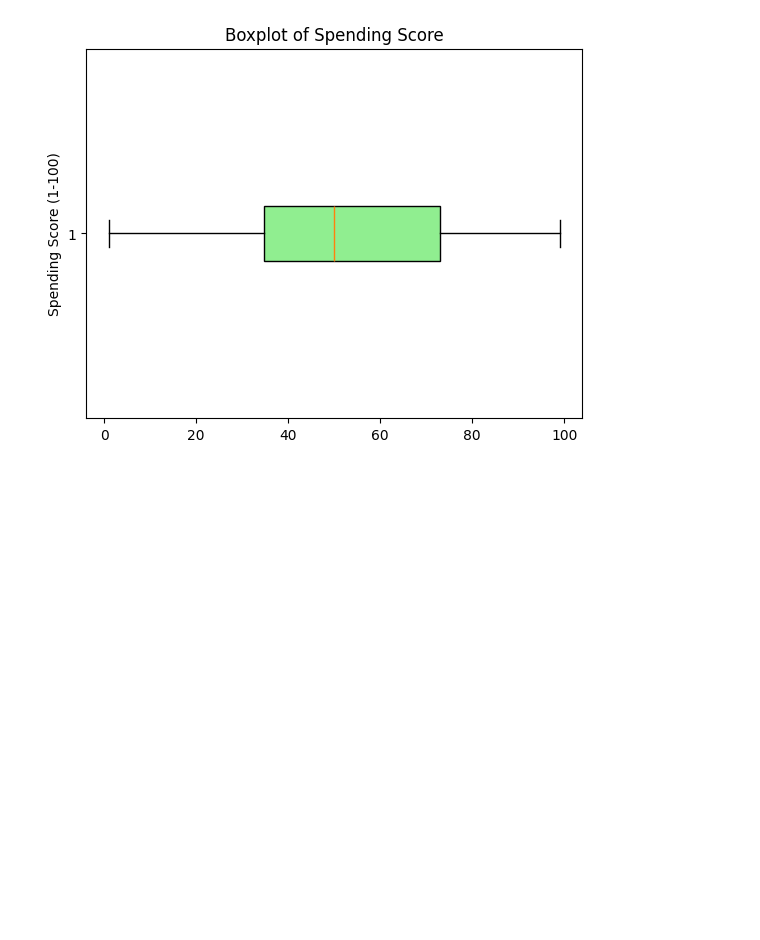
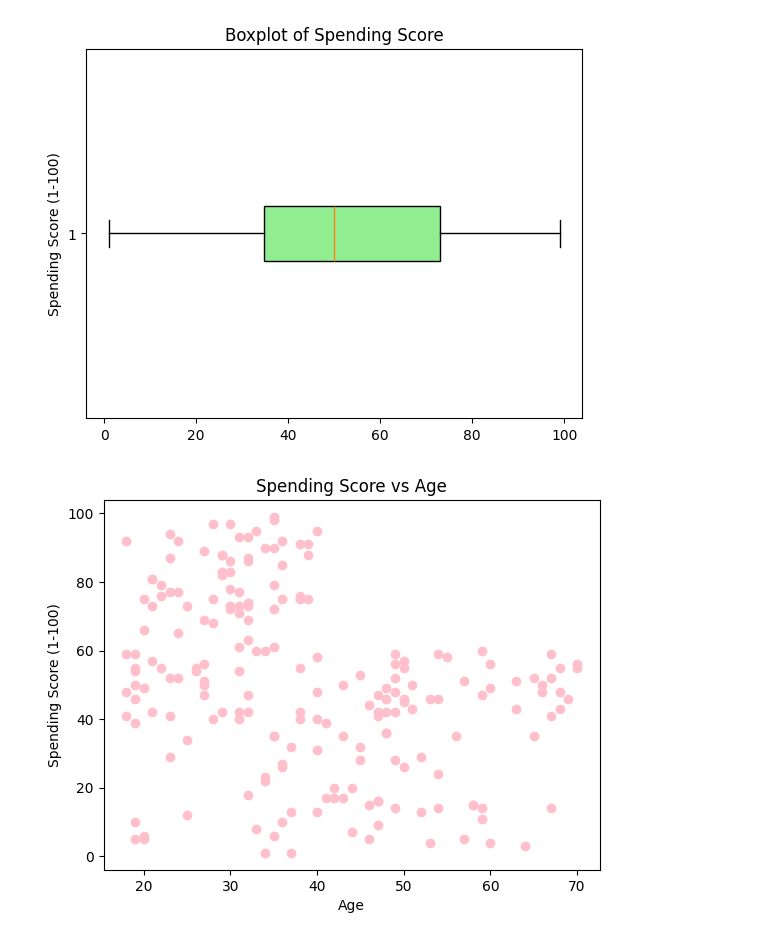
Before and after one commit to PriyankaaNigam/AI-Data-Unlocked, a Jupyter notebook: customer_segmentation/notebooks/mall_segmentation.ipynb, the cells around one changed output. Saved outputs shown, nothing was run; the diff lists cells and outputs as text; code cells hidden in the pictures; blank space fills up the shorter version.

Commit message:
Add Scatter Plots of Spending Score vs. Age and vs. Income

```diff
--- a/customer_segmentation/notebooks/mall_segmentation.ipynb
+++ b/customer_segmentation/notebooks/mall_segmentation.ipynb
@@ -105,3 +105,12 @@ plt.ylabel("Spending Score (1-100)")
 plt.show()
 # %% [output]
 [figure]
+# %%
+# Scatter plot of Spending Score vs Age
+plt .scatter(df["Age"], df["Spending Score (1-100)"], color="pink")
+plt.title("Spending Score vs Age")
+plt.xlabel("Age")
+plt.ylabel("Spending Score (1-100)")
+plt.show()
+# %% [output]
+[figure, added]
```
Also changed, not shown: parts of 1 cell of this notebook.
